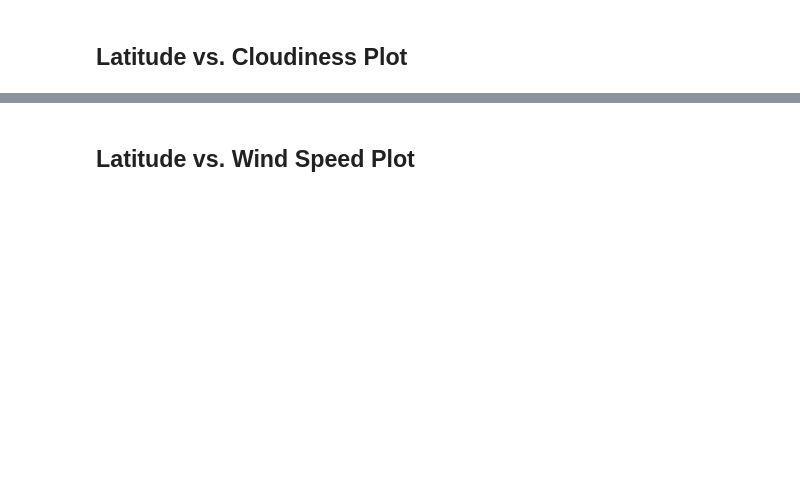
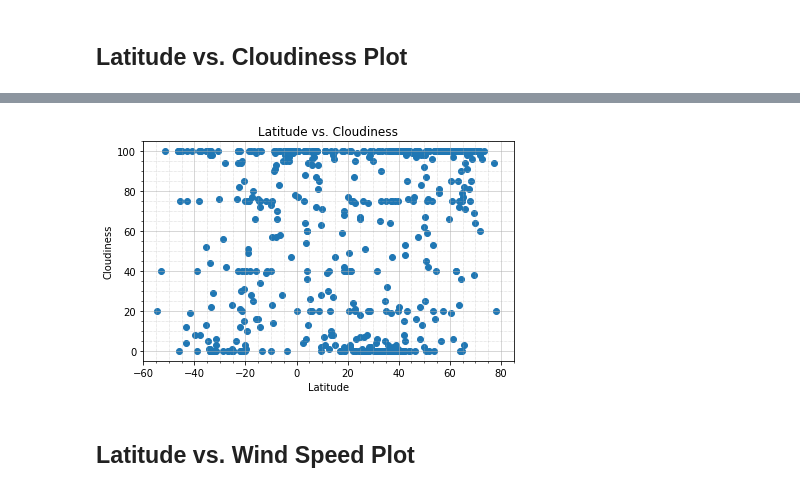
Before and after one commit to Mathi2702/python-api-challenge, a Jupyter notebook: WeatherPy.ipynb, the cells around one changed output, grey strips where cells are left out. Saved outputs shown, nothing was run; the diff lists cells and outputs as text; code cells hidden in the pictures; blank space fills up the shorter version.

```diff
--- a/WeatherPy.ipynb
+++ b/WeatherPy.ipynb
@@ -146,2 +282,22 @@ Int64Index([], dtype='int64')
+# %%
+#Havent created the images file and change the command line
+x_axis_data = city_data_df["Lat"]
+y_axis_data = city_data_df["Cloudiness"]
+
+#Plotting scatter plot for Latitude vs. Temperature Plot
+plt.scatter(x_axis_data,y_axis_data)
+plt.title('Latitude vs. Cloudiness')
+plt.xlabel('Latitude')
+plt.ylabel('Cloudiness')
+plt.minorticks_on()
+plt.grid(which = 'major', linestyle = '-', linewidth = 0.5 )
+plt.grid(which = 'minor', linestyle = ':', linewidth = 0.5 )
+plt.xlim(-60,85)
+plt.tight_layout()
+#Save and Plot
+plt.savefig("output_data/lat_cloudiness.png")
+plt.show()
+# %% [output]
+[figure, added]
 # %% [markdown]
 ## Latitude vs. Wind Speed Plot
```
Also changed, not shown: parts of 45 cells of this notebook, 19 other files.
